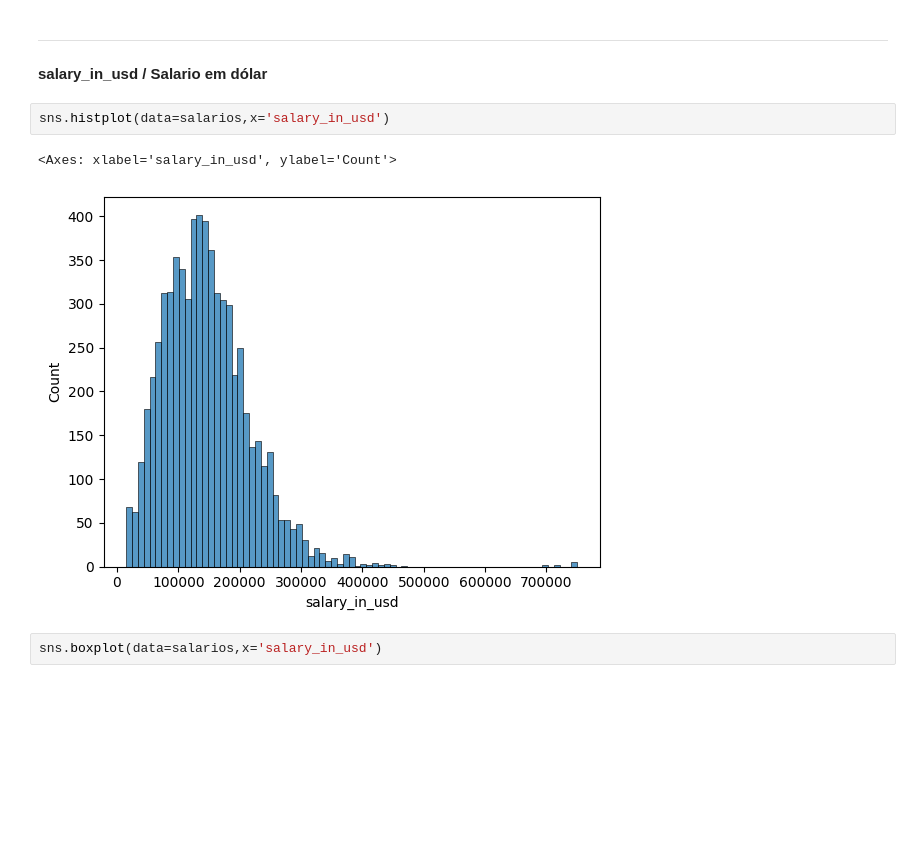
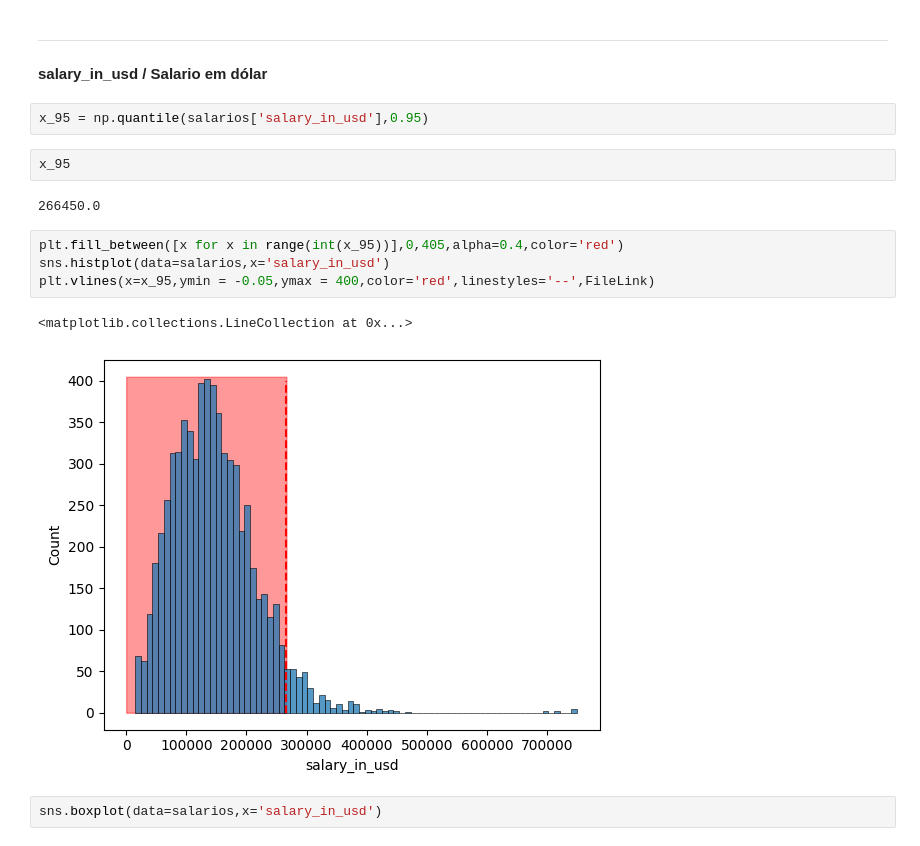
Before and after one commit to Alexandre-Esposte/dive-into-data-careers, a Jupyter notebook: notebook/data_careers_analysis.ipynb, the cells around one changed output. Cells and saved outputs as stored; diff of their text form; blank space fills up the shorter version.

```diff
--- a/notebook/data_careers_analysis.ipynb
+++ b/notebook/data_careers_analysis.ipynb
@@ -592,11 +610,19 @@ aux
 # %% [markdown]
 ---
 **salary_in_usd / Salario em dólar**
-# %%
-sns.histplot(data=salarios,x='salary_in_usd')
-# %% [output]
-<Axes: xlabel='salary_in_usd', ylabel='Count'>
-[figure, removed]
+# %%
+x_95 = np.quantile(salarios['salary_in_usd'],0.95)
+# %%
+x_95
+# %% [output]
+266450.0
+# %%
+plt.fill_between([x for x in range(int(x_95))],0,405,alpha=0.4,color='red')
+sns.histplot(data=salarios,x='salary_in_usd')
+plt.vlines(x=x_95,ymin = -0.05,ymax = 400,color='red',linestyles='--',FileLink)
+# %% [output]
+<matplotlib.collections.LineCollection at 0x...>
+[figure, added]
 # %%
 sns.boxplot(data=salarios,x='salary_in_usd')
 # %% [output]
```
Also changed, not shown: parts of 13 cells of this notebook.
